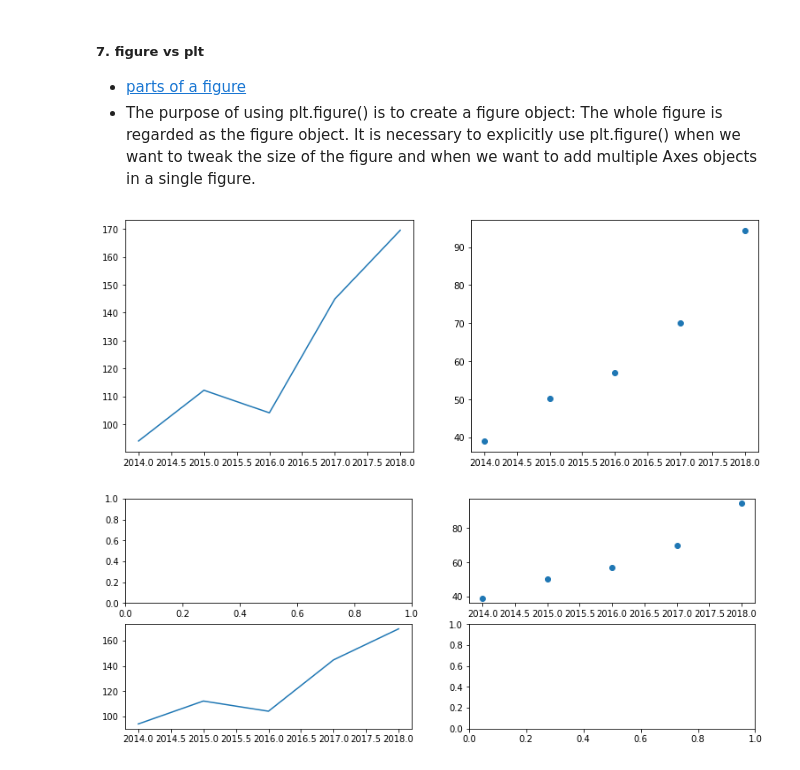
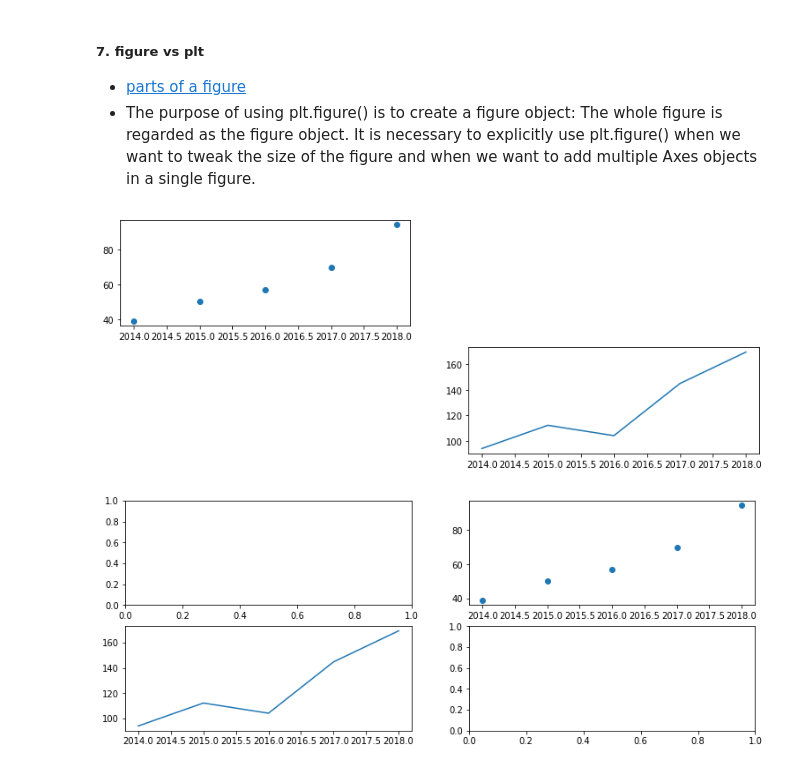
Before and after one commit to aalza02/ippp-ta, a Jupyter notebook: week6/ippp-week6.ipynb, the cells around one changed output. Cells and saved outputs as stored; diff of their text form; code cells hidden in the pictures.

```diff
--- a/week6/ippp-week6.ipynb
+++ b/week6/ippp-week6.ipynb
@@ -169,23 +173,23 @@ plt.show()
 # %%
 # intuitive way
 apple_price = [93.95, 112.15, 104.05, 144.85, 169.49]
 ms_price = [39.01, 50.20, 57.05, 69.98, 94.39]
 year = [2014, 2015, 2016, 2017, 2018]
 
 fig = plt.figure(figsize=(12.8, 4.8))
 
-chart_1 = fig.add_subplot(121) # 1 * 2 grid, chart placed at position 1
-chart_2 = fig.add_subplot(122)
+# chart_1 = fig.add_subplot(121) # 1 * 2 grid, chart placed at position 1
+# chart_2 = fig.add_subplot(122)
 
-# chart_1 = fig.add_subplot(224)
-# chart_2 = fig.add_subplot(221)
+chart_1 = fig.add_subplot(224)
+chart_2 = fig.add_subplot(221)
 
 chart_1.plot(year, apple_price)
 chart_2.scatter(year, ms_price)
 
 plt.show()
 # %% [output]
-[figure, old version]
+[figure, new version]
 # %%
 # a cleaner way
 fig_2, axes = plt.subplots(2, 2, figsize=(12.8, 4.8)) # row_num, col_num
```
Also changed, not shown: parts of 4 cells of this notebook, 8 other files.
